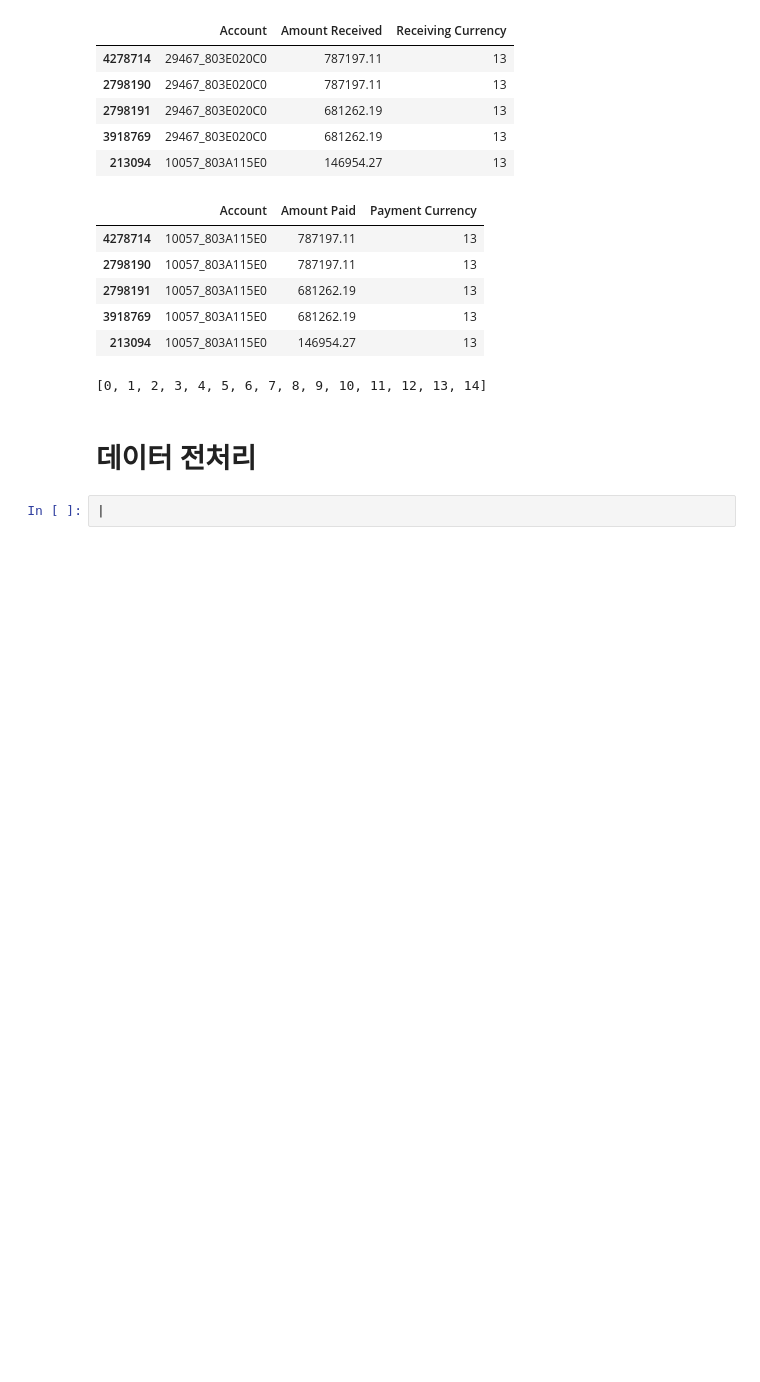
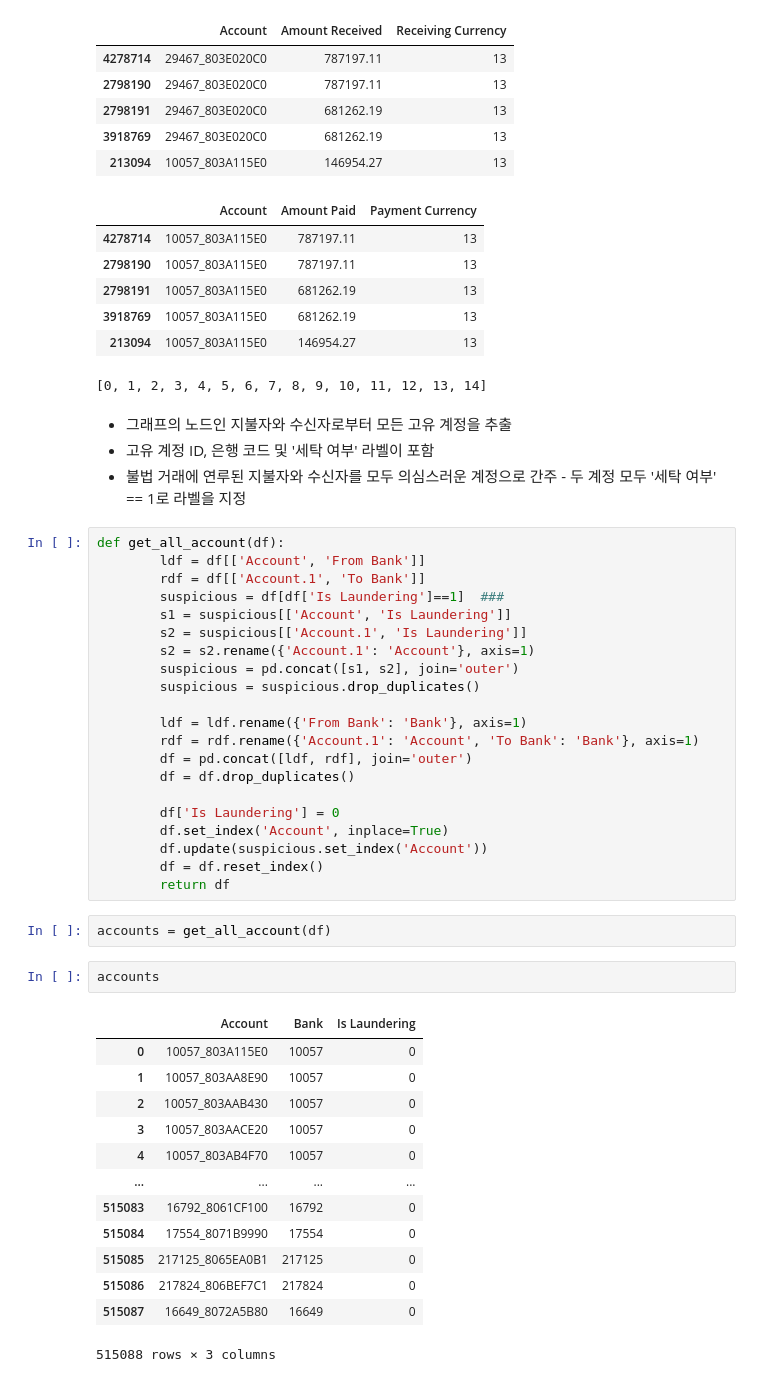
Before and after one commit to cleanandshine-dev/aiffelthon, a Jupyter notebook: pre_study/IBM_Transactions_for_AML/lee.eunjeong_notebook.ipynb, the cells around one changed output. Saved outputs shown, nothing was run; the diff lists cells and outputs as text; blank space fills up the shorter version.

```diff
--- a/pre_study/IBM_Transactions_for_AML/lee.eunjeong_notebook.ipynb
+++ b/pre_study/IBM_Transactions_for_AML/lee.eunjeong_notebook.ipynb
@@ -243,7 +262,46 @@ display(currency_ls)
 | 3918769 | 10057_803A115E0 | 681262.19 | 13 |
 | 213094 | 10057_803A115E0 | 146954.27 | 13 |
 [0, 1, 2, 3, 4, 5, 6, 7, 8, 9, 10, 11, 12, 13, 14]
-# %% [markdown]
-# 데이터 전처리
-# %%
-|
+# %% [markdown]
+* 그래프의 노드인 지불자와 수신자로부터 모든 고유 계정을 추출
+* 고유 계정 ID, 은행 코드 및 '세탁 여부' 라벨이 포함
+* 불법 거래에 연루된 지불자와 수신자를 모두 의심스러운 계정으로 간주 - 두 계정 모두 '세탁 여부' == 1로 라벨을 지정
+# %%
+def get_all_account(df):
+        ldf = df[['Account', 'From Bank']]
+        rdf = df[['Account.1', 'To Bank']]
+        suspicious = df[df['Is Laundering']==1]  ###
+        s1 = suspicious[['Account', 'Is Laundering']]
+        s2 = suspicious[['Account.1', 'Is Laundering']]
+        s2 = s2.rename({'Account.1': 'Account'}, axis=1)
+        suspicious = pd.concat([s1, s2], join='outer')
+        suspicious = suspicious.drop_duplicates()
+
+        ldf = ldf.rename({'From Bank': 'Bank'}, axis=1)
+        rdf = rdf.rename({'Account.1': 'Account', 'To Bank': 'Bank'}, axis=1)
+        df = pd.concat([ldf, rdf], join='outer')
+        df = df.drop_duplicates()
+
+        df['Is Laundering'] = 0
+        df.set_index('Account', inplace=True)
+        df.update(suspicious.set_index('Account'))
+        df = df.reset_index()
+        return df
+# %%
+accounts = get_all_account(df)
+# %%
+accounts
+# %% [output]
+|  | Account | Bank | Is Laundering |
+| 0 | 10057_803A115E0 | 10057 | 0 |
+| 1 | 10057_803AA8E90 | 10057 | 0 |
+| 2 | 10057_803AAB430 | 10057 | 0 |
+| 3 | 10057_803AACE20 | 10057 | 0 |
+| 4 | 10057_803AB4F70 | 10057 | 0 |
+| ... | ... | ... | ... |
+| 515083 | 16792_8061CF100 | 16792 | 0 |
+| 515084 | 17554_8071B9990 | 17554 | 0 |
+| 515085 | 217125_8065EA0B1 | 217125 | 0 |
+| 515086 | 217824_806BEF7C1 | 217824 | 0 |
+| 515087 | 16649_8072A5B80 | 16649 | 0 |
+515088 rows × 3 columns
```
Also changed, not shown: parts of 13 cells of this notebook.
